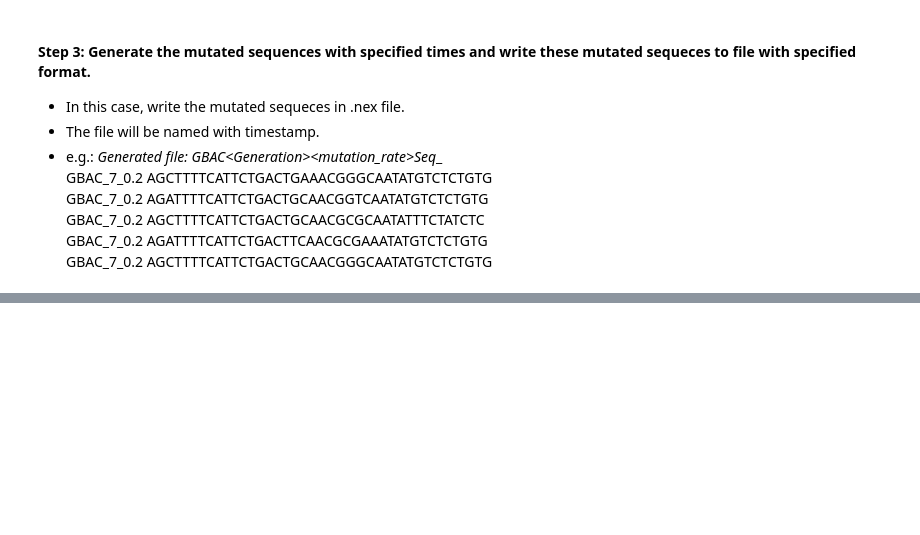
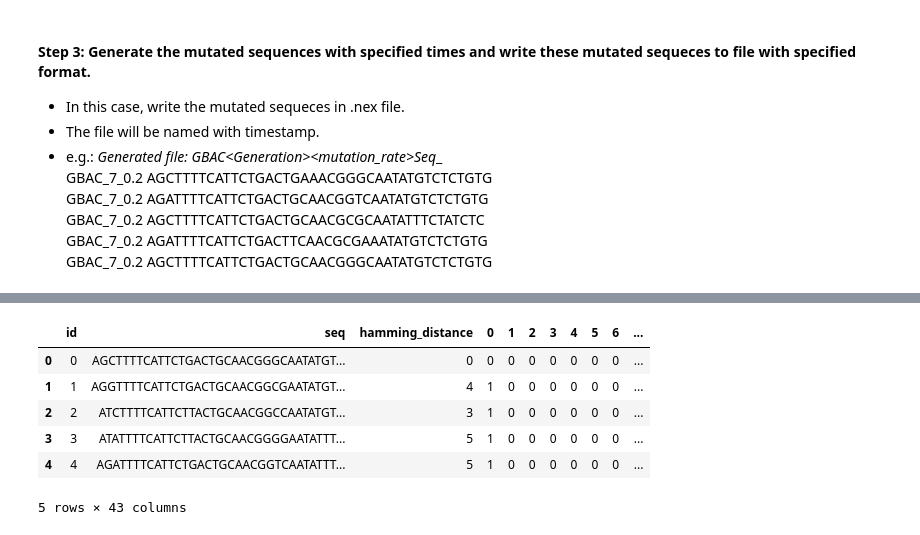
Before and after one commit to SikeDong/Broad-Institute---Bacteria-Mutation, a Jupyter notebook: GeneMutation/jupyter/genome_simulation_V1.4.1.ipynb, the cells around one changed output, grey strips where cells are left out. Saved outputs shown, nothing was run; the diff lists cells and outputs as text; code cells hidden in the pictures; blank space fills up the shorter version.

```diff
--- a/GeneMutation/jupyter/genome_simulation_V1.4.1.ipynb
+++ b/GeneMutation/jupyter/genome_simulation_V1.4.1.ipynb
@@ -173,0 +199,13 @@ def dna_seq_compare_equality(seq1, seq2):
+# %%
+# Create dataframe to store all seqs(original and mutated), hamming distancr and sepcific difference.
+multi_mutated_seq =''
+diff_str=''
+multi_mutated_seq ='>Ori\n' + ori_seq +'\n'
+
+list_all_hamming= []
+
+for i in range(0, len(ori_seq)):
+    list_all_hamming.append(str(i))
+
+df_mutseq_hamming = pd.DataFrame(columns=['id', 'seq', 'hamming_distance']+list_all_hamming).append({"id":0, "seq":ori_seq, "hamming_distance":0},ignore_index=True)
+df_mutseq_hamming.fillna(0) #Fill the NaN value with 0
@@ -239,0 +291,12 @@ Done. Wrote to:  file_generated\Comp_Ori_Mut_1565734419.txt
+# %%
+# generate dataframe with hamming distance
+df_mutseq_hamming = df_mutseq_hamming.fillna(0)
+df_mutseq_hamming
+# %% [output]
+|  | id | seq | hamming_distance | 0 | 1 | 2 | 3 | 4 | 5 | 6 | ... |
+| 0 | 0 | AGCTTTTCATTCTGACTGCAACGGGCAATATGT... | 0 | 0 | 0 | 0 | 0 | 0 | 0 | 0 | ... |
+| 1 | 1 | AGGTTTTCATTCTGACTGCAACGGCGAATATGT... | 4 | 1 | 0 | 0 | 0 | 0 | 0 | 0 | ... |
+| 2 | 2 | ATCTTTTCATTCTTACTGCAACGGCCAATATGT... | 3 | 1 | 0 | 0 | 0 | 0 | 0 | 0 | ... |
+| 3 | 3 | ATATTTTCATTCTTACTGCAACGGGGAATATTT... | 5 | 1 | 0 | 0 | 0 | 0 | 0 | 0 | ... |
+| 4 | 4 | AGATTTTCATTCTGACTGCAACGGTCAATATTT... | 5 | 1 | 0 | 0 | 0 | 0 | 0 | 0 | ... |
+5 rows × 43 columns
```
Also changed, not shown: parts of 24 cells of this notebook, 3 other files.
